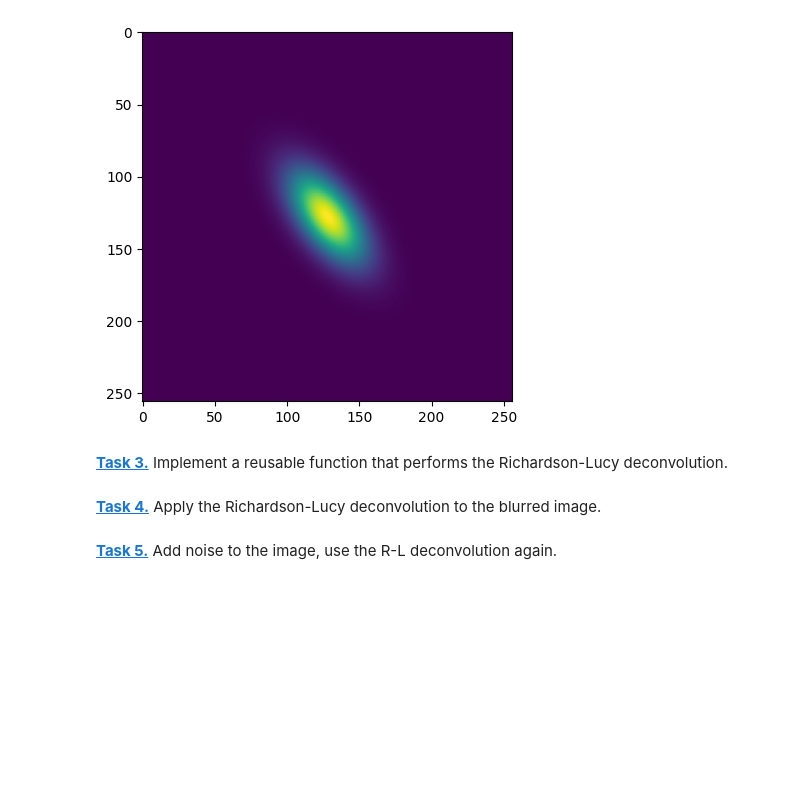
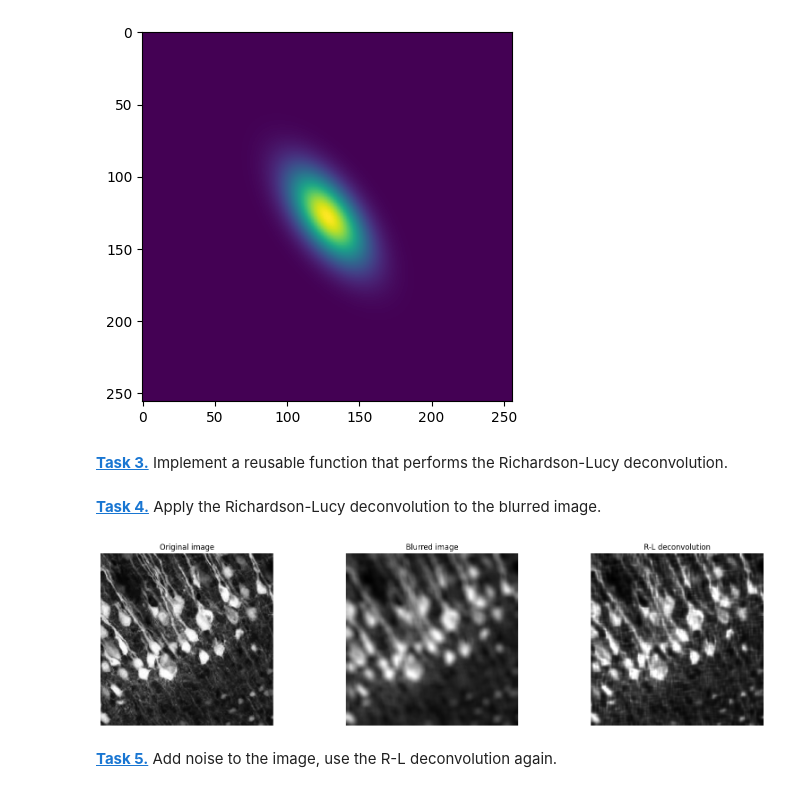
Before and after one commit to annachek3-creator/mobi-fs5-python, a Jupyter notebook: deconvolution.ipynb, the cells around one changed output. Saved outputs shown, nothing was run; the diff lists cells and outputs as text; code cells hidden in the pictures; blank space fills up the shorter version.

```diff
--- a/deconvolution.ipynb
+++ b/deconvolution.ipynb
@@ -55,34 +55,39 @@ plt.imshow(psf_applied)
 # %% [markdown]
 **[Task 3.]()** Implement a reusable function that performs the Richardson-Lucy deconvolution.
 # %%
-def richardson_lucy_deconvolution(image, psf, n_iterations):
-    img_deconv = np.full(image.shape, 0.5)
-    P_flipped =np.flip(psf)
-    correction = conv((image/conv(img_deconv, psf), P_flipped))
-    h= h*correlation
+def richardson_lucy_deconvolution(image, psf, n_iterations): #image= input blurred image; psf= point spread function; n_iterations= number of iterations
+    img_deconv = np.full(image.shape, 0.5, dtype=float)
+    psf_flipped =np.flip(psf)
+
     for t in range (n_iterations):
-        blurred = conv(img_deconv, psf)
-
+        conv_result =conv(img_deconv, psf, mode ='same', boundary='symm')
+        ratio = image /conv_result
+        correction = conv(ratio, psf_flipped, mode ='same', boundary='symm')
+        img_deconv *= correction
 
     img_deconv = img_deconv.clip(0,1)
     return img_deconv
 # %% [markdown]
 **[Task 4.]()** Apply the Richardson-Lucy deconvolution to the blurred image.
+# %%
+deconv_img = richardson_lucy_deconvolution(cells, psf, 100)
 # %%
 plt.figure(figsize=(20,5))
 plt.subplot(1, 3, 1)
 plt.axis('off')
 plt.imshow(img, 'gray')
 plt.title('Original image')
 plt.subplot(1, 3, 2)
 plt.axis('off')
-plt.imshow(img_psf, 'gray')
+plt.imshow(cells, 'gray')
 plt.title('Blurred image')
 plt.subplot(1, 3, 3)
 plt.axis('off')
 plt.imshow(deconv_img, 'gray')
 plt.title('R-L deconvolution')
 plt.show()
+# %% [output]
+[figure, added]
 # %% [markdown]
 **[Task 5.]()** Add noise to the image, use the R-L deconvolution again.
 # %%
```
Also changed, not shown: parts of 7 cells of this notebook.
